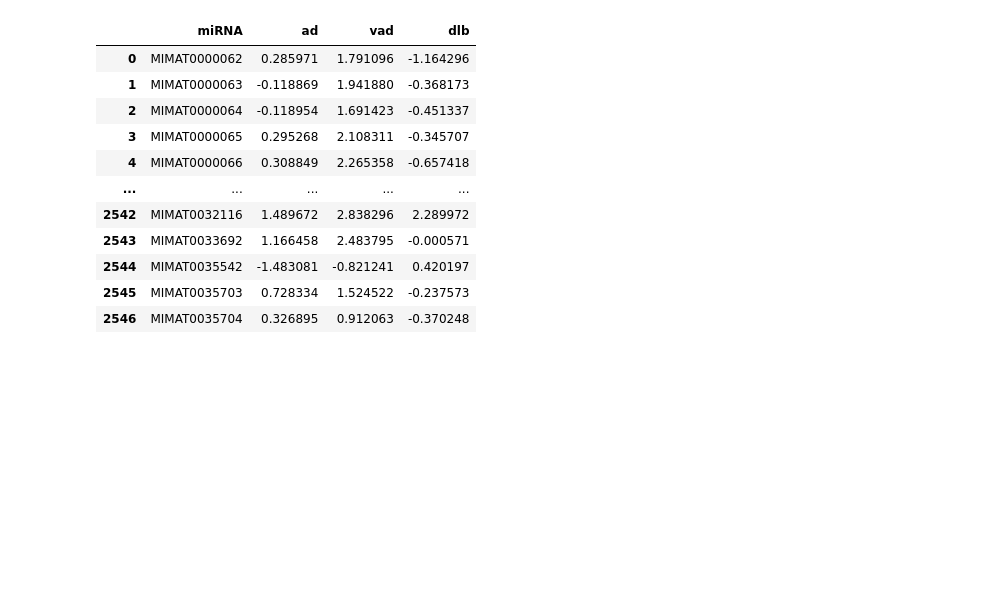
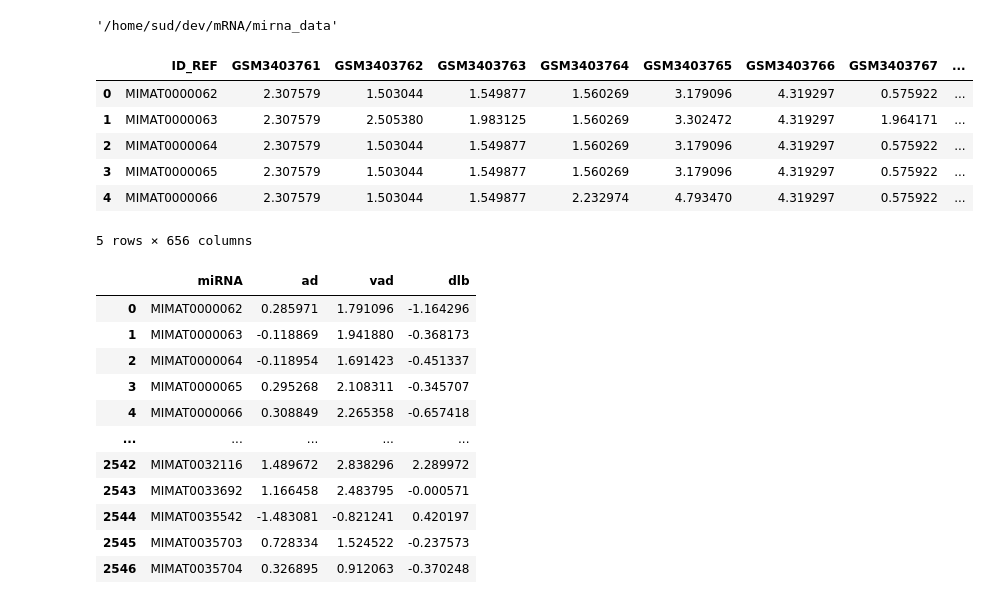
Before and after one commit to darshanz/microRNA-dementia-risk-prediction, a Jupyter notebook: notebooks/03_PCA.ipynb, the cells around one changed output. Saved outputs shown, nothing was run; the diff lists cells and outputs as text; code cells hidden in the pictures; blank space fills up the shorter version.

```diff
--- a/notebooks/03_PCA.ipynb
+++ b/notebooks/03_PCA.ipynb
@@ -19,15 +19,28 @@ warnings.filterwarnings('ignore')
 from myworkspaceutils.datasets.micro_rna import MiRNA_GSE120584_Binary
 from myworkspaceutils.micro_rna.ml import MLTools
 # %%
-data_dir = f"{Path.cwd().parent}/mirna_data"
+data_dir = f"{Path.cwd().parent.parent}/mirna_data"
 mirna = MiRNA_GSE120584_Binary(data_dir)
 mltools = MLTools(data_dir)
+data_dir
+# %% [output]
+'/home/sud/dev/mRNA/mirna_data'
 # %%
 meta_data_ad, series_mtrx_ad = mirna.load_data(cohort="discovery", label="ad")
 meta_data_vad, series_mtrx_vad = mirna.load_data(cohort="discovery", label="vad")
 meta_data_dlb, series_mtrx_dlb = mirna.load_data(cohort="discovery", label="dlb")
 
 z_values = pd.read_csv(f'{data_dir}/z_values_discovery.csv')
+# %%
+series_mtrx_ad.head()
+# %% [output]
+|  | ID_REF | GSM3403761 | GSM3403762 | GSM3403763 | GSM3403764 | GSM3403765 | GSM3403766 | GSM3403767 | ... |
+| 0 | MIMAT0000062 | 2.307579 | 1.503044 | 1.549877 | 1.560269 | 3.179096 | 4.319297 | 0.575922 | ... |
+| 1 | MIMAT0000063 | 2.307579 | 2.505380 | 1.983125 | 1.560269 | 3.302472 | 4.319297 | 1.964171 | ... |
+| 2 | MIMAT0000064 | 2.307579 | 1.503044 | 1.549877 | 1.560269 | 3.179096 | 4.319297 | 0.575922 | ... |
+| 3 | MIMAT0000065 | 2.307579 | 1.503044 | 1.549877 | 1.560269 | 3.179096 | 4.319297 | 0.575922 | ... |
+| 4 | MIMAT0000066 | 2.307579 | 1.503044 | 1.549877 | 2.232974 | 4.793470 | 4.319297 | 0.575922 | ... |
+5 rows × 656 columns
 # %%
 # confirm dimensions and columns
 z_values
```
Also changed, not shown: parts of 3 cells of this notebook, 28 other files.
